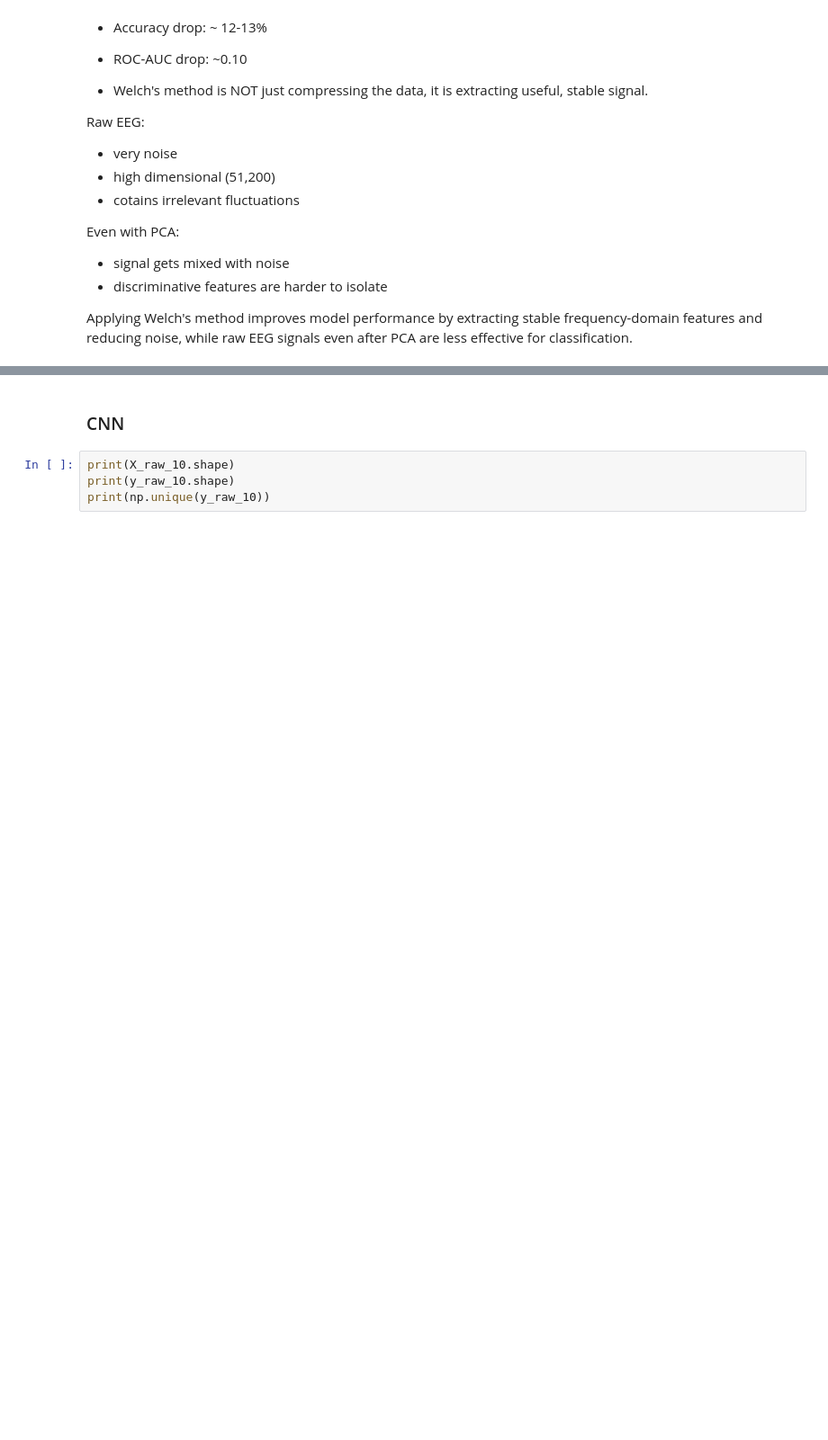
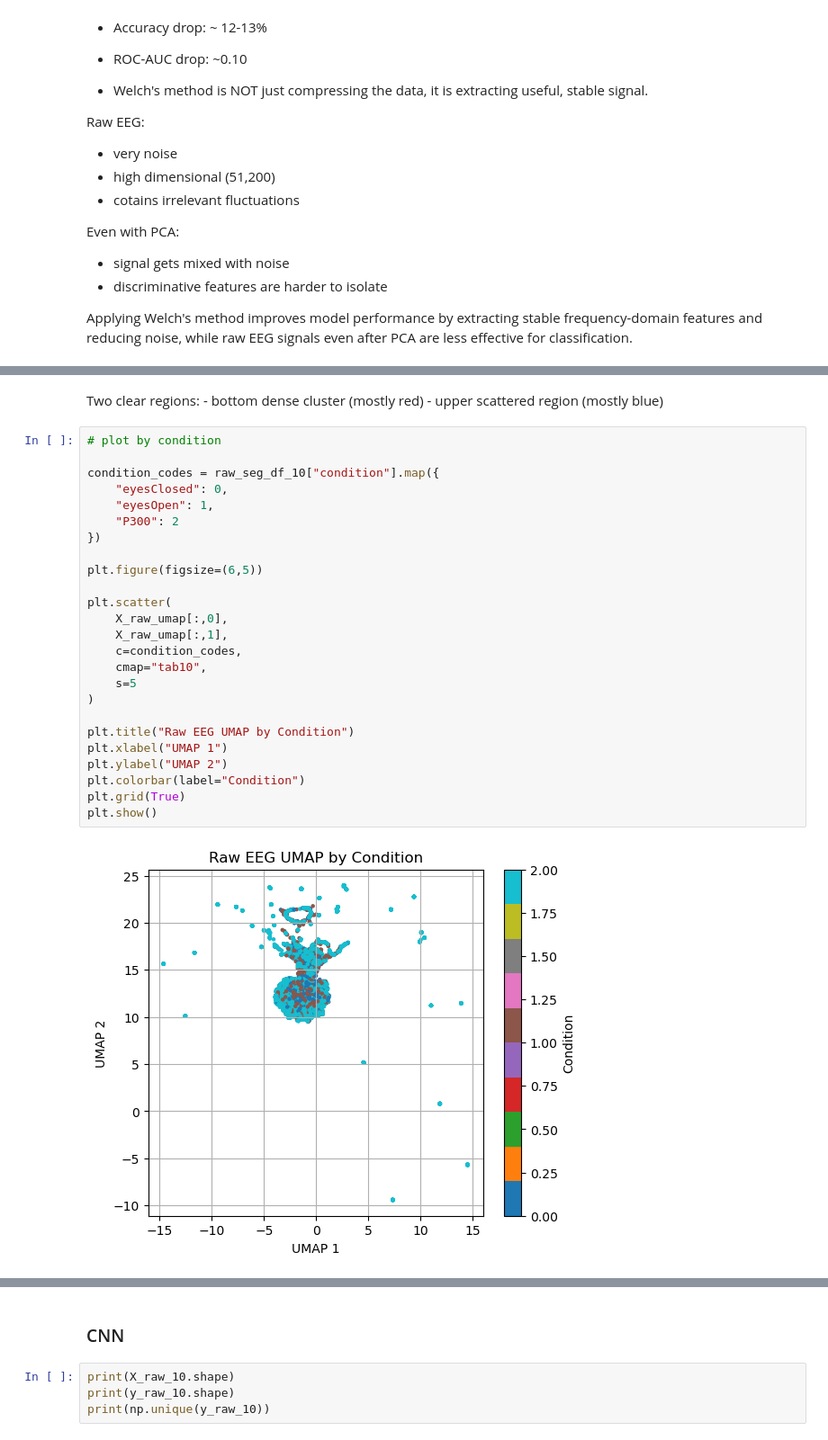
Before and after one commit to BJAngulo/MSSE-277b-final-project-, a Jupyter notebook: notebooks/Raw EEG.ipynb, the cells around one changed output, grey strips where cells are left out. Shown at 90% size. Cells and saved outputs as stored; diff of their text form; blank space fills up the shorter version.

```diff
--- a/notebooks/Raw EEG.ipynb
+++ b/notebooks/Raw EEG.ipynb
@@ -1168,0 +1214,31 @@ Applying Welch's method improves model performance by extracting stable frequenc
+# %% [markdown]
+Two clear regions:
+    - bottom dense cluster (mostly red)
+    - upper scattered region (mostly blue)
+# %%
+# plot by condition
+
+condition_codes = raw_seg_df_10["condition"].map({
+    "eyesClosed": 0,
+    "eyesOpen": 1,
+    "P300": 2
+})
+
+plt.figure(figsize=(6,5))
+
+plt.scatter(
+    X_raw_umap[:,0],
+    X_raw_umap[:,1],
+    c=condition_codes,
+    cmap="tab10",
+    s=5
+)
+
+plt.title("Raw EEG UMAP by Condition")
+plt.xlabel("UMAP 1")
+plt.ylabel("UMAP 2")
+plt.colorbar(label="Condition")
+plt.grid(True)
+plt.show()
+# %% [output]
+[figure, added]
```
Also changed, not shown: parts of 17 cells of this notebook.
